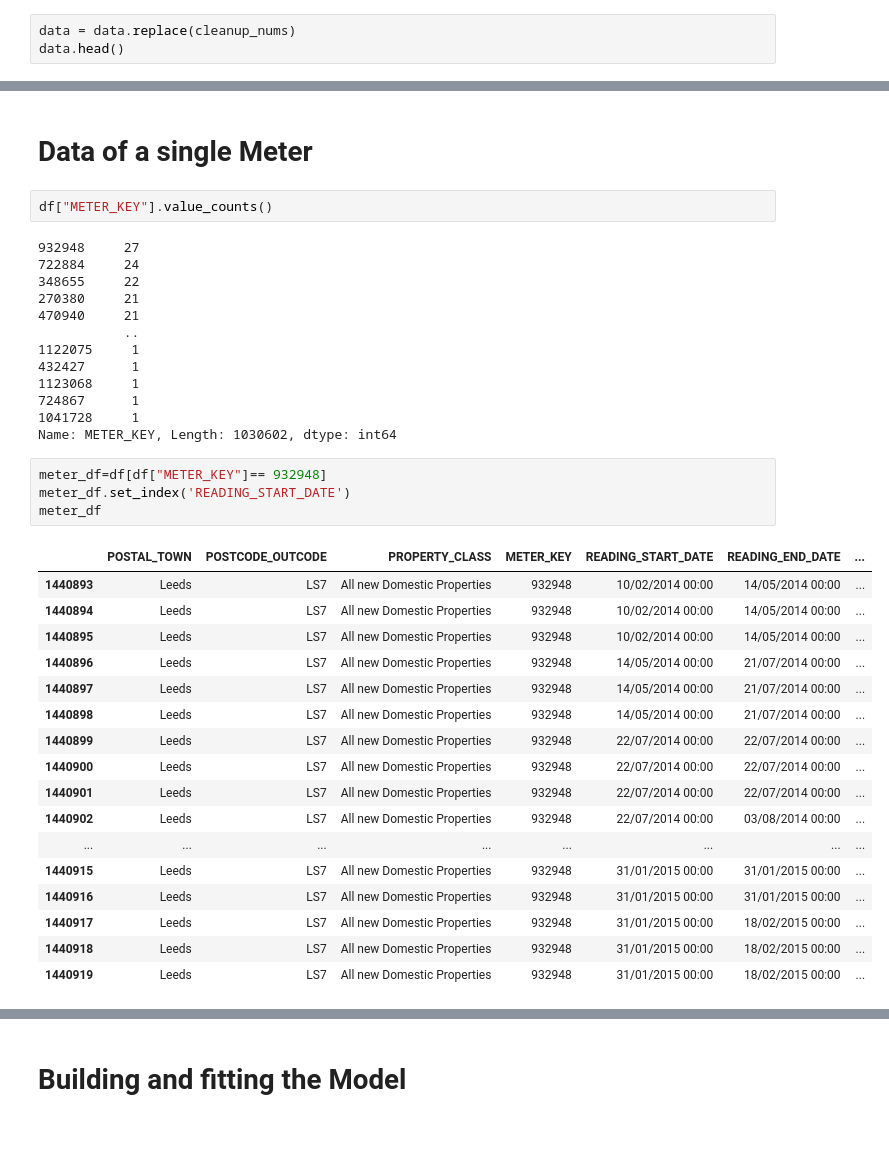
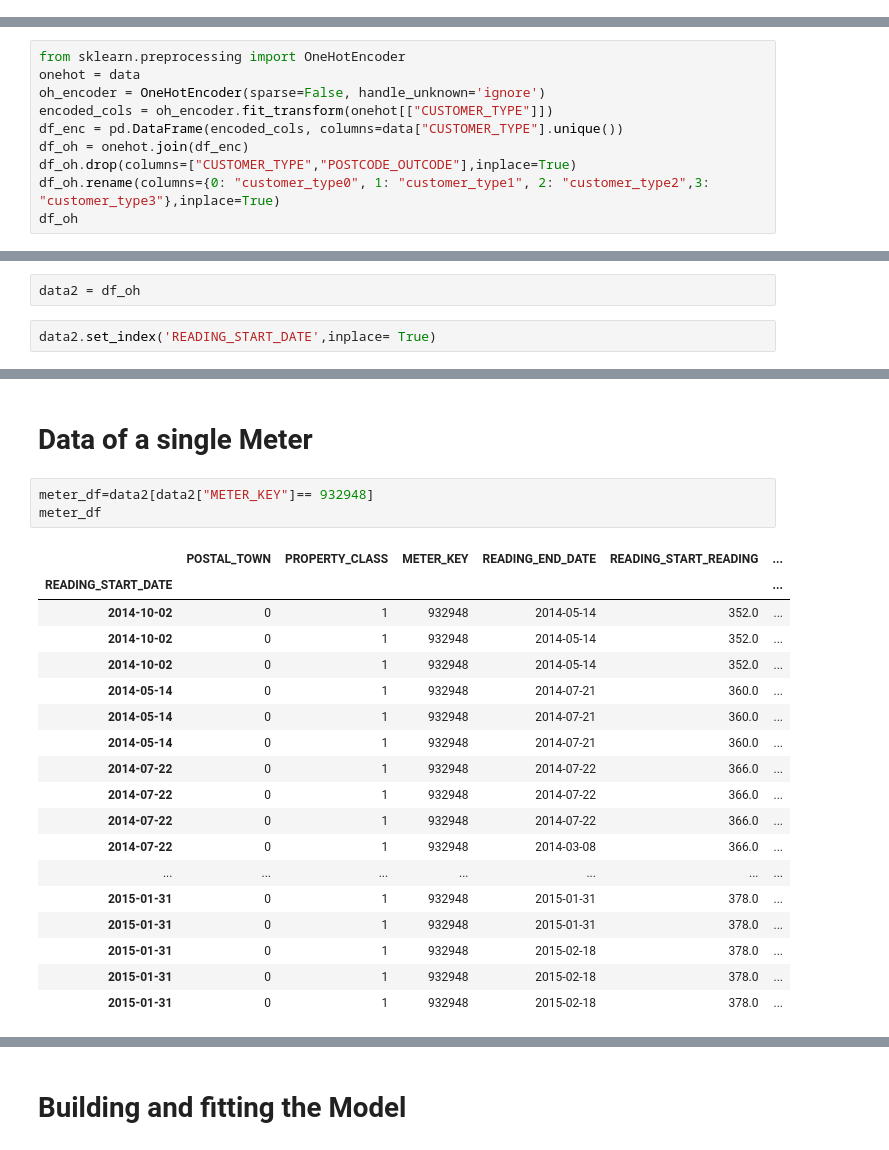
Before and after one commit to wiem-azzabi/Smart_Meter, a Jupyter notebook: water-meter2.ipynb, the cells around one changed output, grey strips where cells are left out. Saved outputs shown, nothing was run; the diff lists cells and outputs as text.

```diff
--- a/water-meter2.ipynb
+++ b/water-meter2.ipynb
@@ -304,3 +162,0 @@ obj_df.head()
-# %%
-data = data.replace(cleanup_nums)
-data.head()
@@ -376,0 +195,10 @@ df.info()
+# %%
+from sklearn.preprocessing import OneHotEncoder
+onehot = data
+oh_encoder = OneHotEncoder(sparse=False, handle_unknown='ignore')
+encoded_cols = oh_encoder.fit_transform(onehot[["CUSTOMER_TYPE"]])
+df_enc = pd.DataFrame(encoded_cols, columns=data["CUSTOMER_TYPE"].unique())
+df_oh = onehot.join(df_enc)
+df_oh.drop(columns=["CUSTOMER_TYPE","POSTCODE_OUTCODE"],inplace=True)
+df_oh.rename(columns={0: "customer_type0", 1: "customer_type1", 2: "customer_type2",3: "customer_type3"},inplace=True)
+df_oh
@@ -377,2 +221,6 @@ df.info()
+# %%
+data2 = df_oh
+# %%
+data2.set_index('READING_START_DATE',inplace= True)
 # %% [markdown]
 #PLOTs
@@ -424,39 +237,24 @@ sns.displot(data=df.sample(6000), x=df["DAILY_AVERAGE_CONSUMPTION"], col="CUSTOM
 # %% [markdown]
 # Data of a single Meter
-# %%
-df["METER_KEY"].value_counts()
-# %% [output]
-932948     27
-722884     24
-348655     22
-270380     21
-470940     21
-           ..
-1122075     1
-432427      1
-1123068     1
-724867      1
-1041728     1
-Name: METER_KEY, Length: 1030602, dtype: int64
 # %%
-meter_df=df[df["METER_KEY"]== 932948]
-meter_df.set_index('READING_START_DATE')
+meter_df=data2[data2["METER_KEY"]== 932948]
 meter_df
 # %% [output]
-|  | POSTAL_TOWN | POSTCODE_OUTCODE | PROPERTY_CLASS | METER_KEY | READING_START_DATE | READING_END_DATE | ... |
-| 1440893 | Leeds | LS7 | All new Domestic Properties | 932948 | 10/02/2014 00:00 | 14/05/2014 00:00 | ... |
-| 1440894 | Leeds | LS7 | All new Domestic Properties | 932948 | 10/02/2014 00:00 | 14/05/2014 00:00 | ... |
-| 1440895 | Leeds | LS7 | All new Domestic Properties | 932948 | 10/02/2014 00:00 | 14/05/2014 00:00 | ... |
-| 1440896 | Leeds | LS7 | All new Domestic Properties | 932948 | 14/05/2014 00:00 | 21/07/2014 00:00 | ... |
-| 1440897 | Leeds | LS7 | All new Domestic Properties | 932948 | 14/05/2014 00:00 | 21/07/2014 00:00 | ... |
-| 1440898 | Leeds | LS7 | All new Domestic Properties | 932948 | 14/05/2014 00:00 | 21/07/2014 00:00 | ... |
-| 1440899 | Leeds | LS7 | All new Domestic Properties | 932948 | 22/07/2014 00:00 | 22/07/2014 00:00 | ... |
-| 1440900 | Leeds | LS7 | All new Domestic Properties | 932948 | 22/07/2014 00:00 | 22/07/2014 00:00 | ... |
-| 1440901 | Leeds | LS7 | All new Domestic Properties | 932948 | 22/07/2014 00:00 | 22/07/2014 00:00 | ... |
-| 1440902 | Leeds | LS7 | All new Domestic Properties | 932948 | 22/07/2014 00:00 | 03/08/2014 00:00 | ... |
-| ... | ... | ... | ... | ... | ... | ... | ... |
-| 1440915 | Leeds | LS7 | All new Domestic Properties | 932948 | 31/01/2015 00:00 | 31/01/2015 00:00 | ... |
-| 1440916 | Leeds | LS7 | All new Domestic Properties | 932948 | 31/01/2015 00:00 | 31/01/2015 00:00 | ... |
-| 1440917 | Leeds | LS7 | All new Domestic Properties | 932948 | 31/01/2015 00:00 | 18/02/2015 00:00 | ... |
-| 1440918 | Leeds | LS7 | All new Domestic Properties | 932948 | 31/01/2015 00:00 | 18/02/2015 00:00 | ... |
-| 1440919 | Leeds | LS7 | All new Domestic Properties | 932948 | 31/01/2015 00:00 | 18/02/2015 00:00 | ... |
+|  | POSTAL_TOWN | PROPERTY_CLASS | METER_KEY | READING_END_DATE | READING_START_READING | ... |
+| READING_START_DATE |  |  |  |  |  | ... |
+| 2014-10-02 | 0 | 1 | 932948 | 2014-05-14 | 352.0 | ... |
+| 2014-10-02 | 0 | 1 | 932948 | 2014-05-14 | 352.0 | ... |
+| 2014-10-02 | 0 | 1 | 932948 | 2014-05-14 | 352.0 | ... |
+| 2014-05-14 | 0 | 1 | 932948 | 2014-07-21 | 360.0 | ... |
+| 2014-05-14 | 0 | 1 | 932948 | 2014-07-21 | 360.0 | ... |
+| 2014-05-14 | 0 | 1 | 932948 | 2014-07-21 | 360.0 | ... |
+| 2014-07-22 | 0 | 1 | 932948 | 2014-07-22 | 366.0 | ... |
+| 2014-07-22 | 0 | 1 | 932948 | 2014-07-22 | 366.0 | ... |
+| 2014-07-22 | 0 | 1 | 932948 | 2014-07-22 | 366.0 | ... |
+| 2014-07-22 | 0 | 1 | 932948 | 2014-03-08 | 366.0 | ... |
+| ... | ... | ... | ... | ... | ... | ... |
+| 2015-01-31 | 0 | 1 | 932948 | 2015-01-31 | 378.0 | ... |
+| 2015-01-31 | 0 | 1 | 932948 | 2015-01-31 | 378.0 | ... |
+| 2015-01-31 | 0 | 1 | 932948 | 2015-02-18 | 378.0 | ... |
+| 2015-01-31 | 0 | 1 | 932948 | 2015-02-18 | 378.0 | ... |
+| 2015-01-31 | 0 | 1 | 932948 | 2015-02-18 | 378.0 | ... |
```
Also changed, not shown: parts of 94 cells of this notebook.
